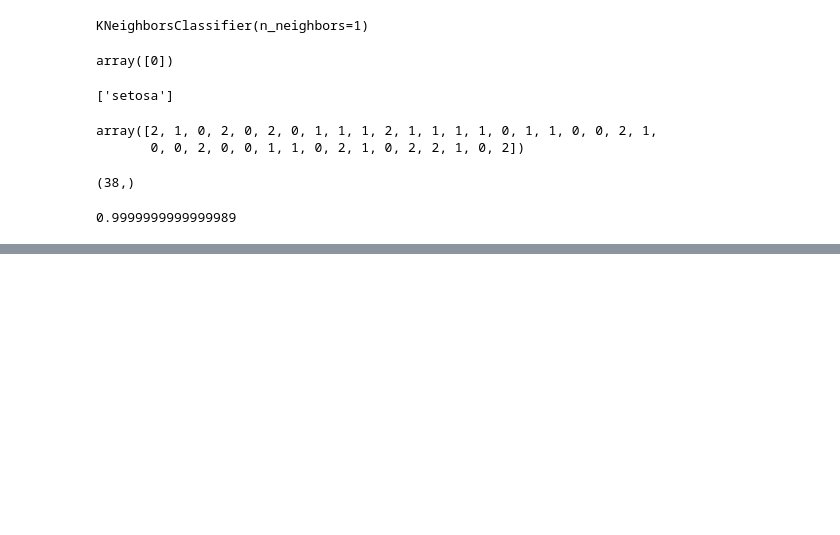
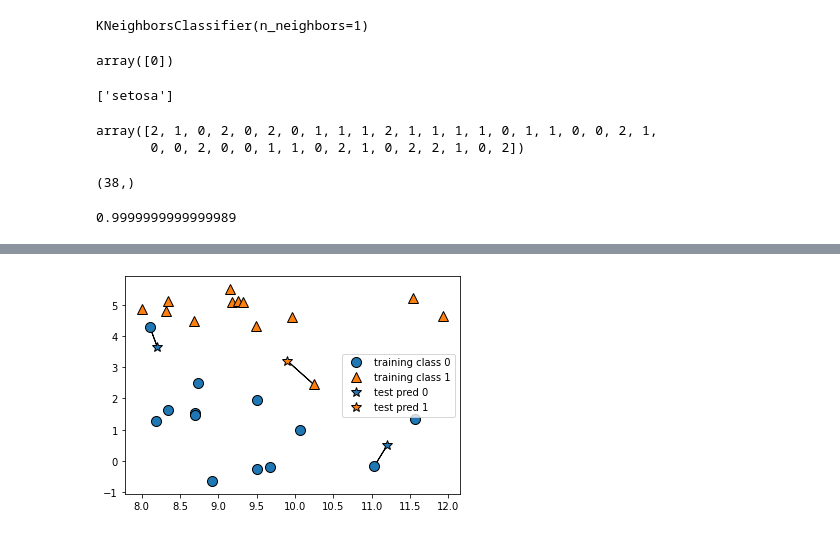
Before and after one commit to c910531/Python, a Jupyter notebook: 2021.06.17 인공지능.ipynb, the cells around one changed output, grey strips where cells are left out. Drawn from its saved outputs; the diff is of its cells as text; code cells hidden in the pictures; blank space fills up the shorter version.

```diff
--- a/2021.06.17 인공지능.ipynb
+++ b/2021.06.17 인공지능.ipynb
@@ -131,0 +176,4 @@ error_cnt
+# %%
+mglearn.plots.plot_knn_classification(n_neighbors=1)
+# %% [output]
+[figure, added]
```
Also changed, not shown: parts of 18 cells of this notebook.
